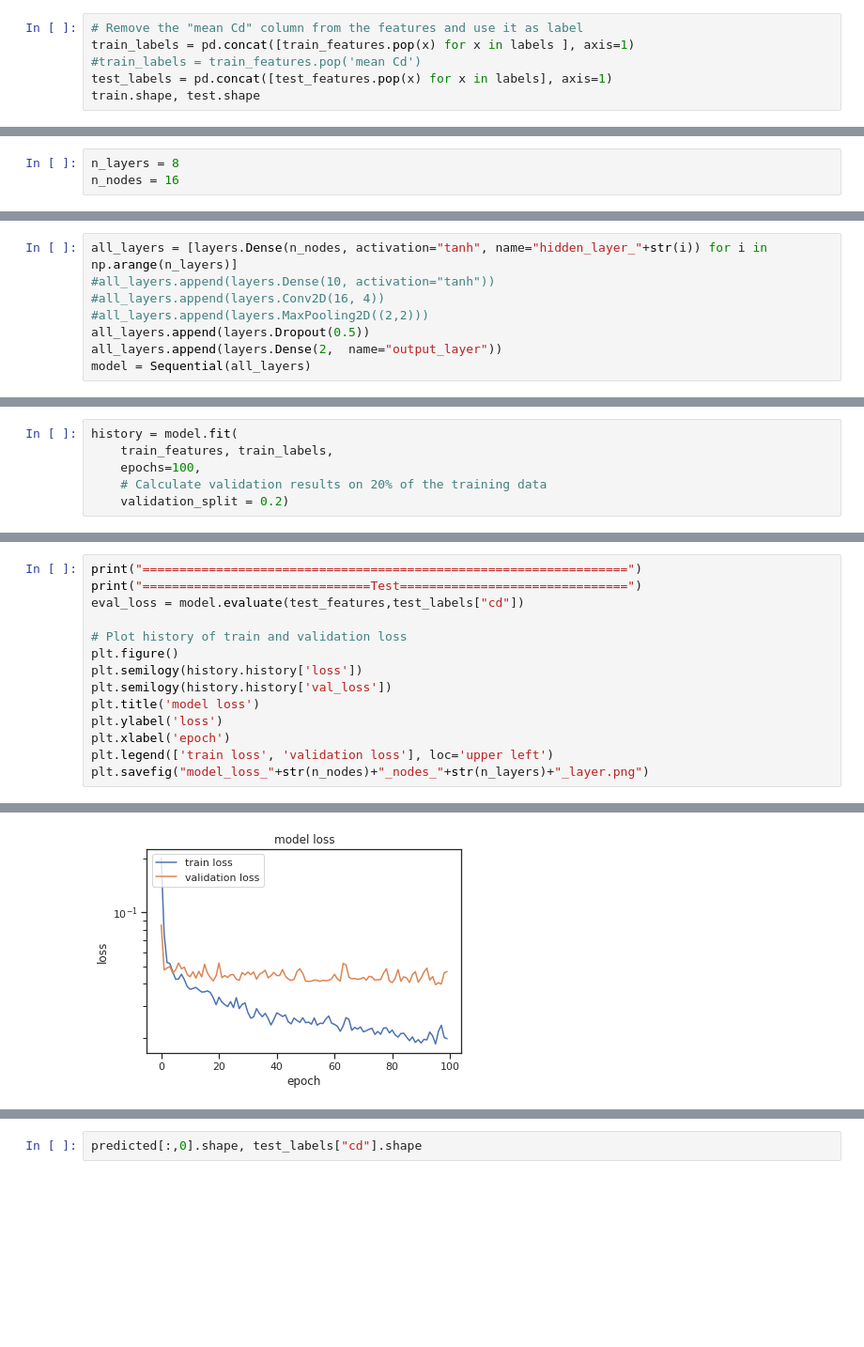
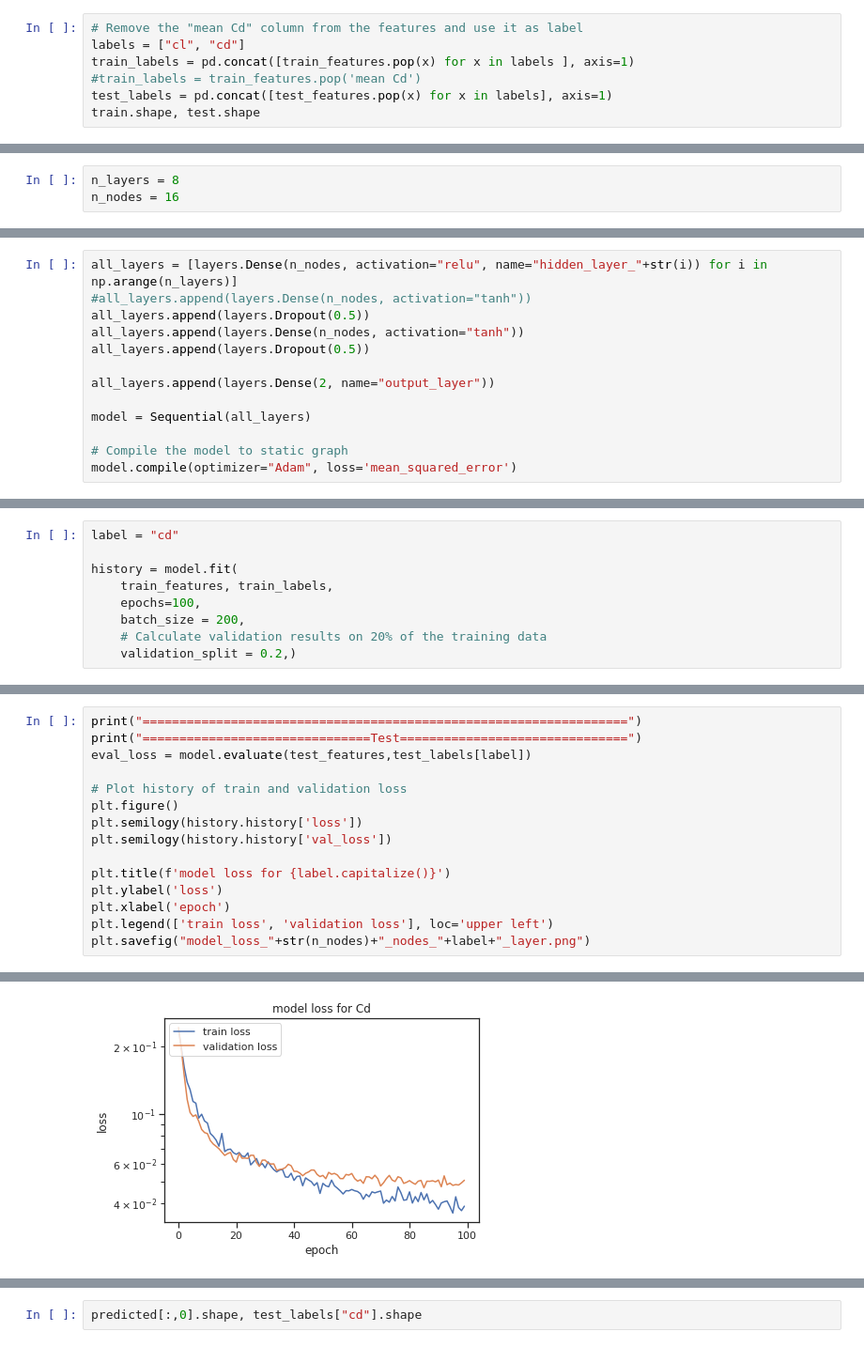
Before and after one commit to sinanh/flowAroundTriangles, a Jupyter notebook: training.ipynb, the cells around one changed output, grey strips where cells are left out. Shown at 94% size. Saved outputs shown, nothing was run; the diff lists cells and outputs as text; blank space fills up the shorter version.

```diff
--- a/training.ipynb
+++ b/training.ipynb
@@ -117,6 +121,7 @@ train_features = train.copy()
 test_features = test.copy()
 # %%
 # Remove the "mean Cd" column from the features and use it as label
+labels = ["cl", "cd"]
 train_labels = pd.concat([train_features.pop(x) for x in labels ], axis=1)
 #train_labels = train_features.pop('mean Cd')
 test_labels = pd.concat([test_features.pop(x) for x in labels], axis=1)
@@ -195,8 +214,13 @@ n_nodes = 16
 # %%
-all_layers = [layers.Dense(n_nodes, activation="tanh", name="hidden_layer_"+str(i)) for i in np.arange(n_layers)]
-#all_layers.append(layers.Dense(10, activation="tanh"))
-#all_layers.append(layers.Conv2D(16, 4))
-#all_layers.append(layers.MaxPooling2D((2,2)))
+all_layers = [layers.Dense(n_nodes, activation="relu", name="hidden_layer_"+str(i)) for i in np.arange(n_layers)]
+#all_layers.append(layers.Dense(n_nodes, activation="tanh"))
 all_layers.append(layers.Dropout(0.5))
-all_layers.append(layers.Dense(2,  name="output_layer"))
+all_layers.append(layers.Dense(n_nodes, activation="tanh"))
+all_layers.append(layers.Dropout(0.5))
+
+all_layers.append(layers.Dense(2, name="output_layer"))
+
 model = Sequential(all_layers)
+
+# Compile the model to static graph
+model.compile(optimizer="Adam", loss='mean_squared_error')
@@ -221,8 +230,11 @@ train_labels
 # %%
+label = "cd"
+
 history = model.fit(
     train_features, train_labels,
     epochs=100,
+    batch_size = 200,
     # Calculate validation results on 20% of the training data
-    validation_split = 0.2)
+    validation_split = 0.2,)
 # %% [output]
 Epoch 1/100
@@ -245,17 +257,18 @@ Epoch 100/100
 # %%
 print("==================================================================")
 print("===============================Test===============================")
-eval_loss = model.evaluate(test_features,test_labels["cd"])
+eval_loss = model.evaluate(test_features,test_labels[label])
 
 # Plot history of train and validation loss
 plt.figure()
 plt.semilogy(history.history['loss'])
 plt.semilogy(history.history['val_loss'])
-plt.title('model loss')
+
+plt.title(f'model loss for {label.capitalize()}')
 plt.ylabel('loss')
 plt.xlabel('epoch')
 plt.legend(['train loss', 'validation loss'], loc='upper left')
-plt.savefig("model_loss_"+str(n_nodes)+"_nodes_"+str(n_layers)+"_layer.png")
+plt.savefig("model_loss_"+str(n_nodes)+"_nodes_"+label+"_layer.png")
 # %% [output]
 ==================================================================
 ===============================Test===============================
@@ -263 +276 @@ plt.savefig("model_loss_"+str(n_nodes)+"_nodes_"+str(n_layers)+"_layer.png")
-[figure, old version]
+[figure, new version]
```
Also changed, not shown: parts of 62 cells of this notebook, 22 other files.
